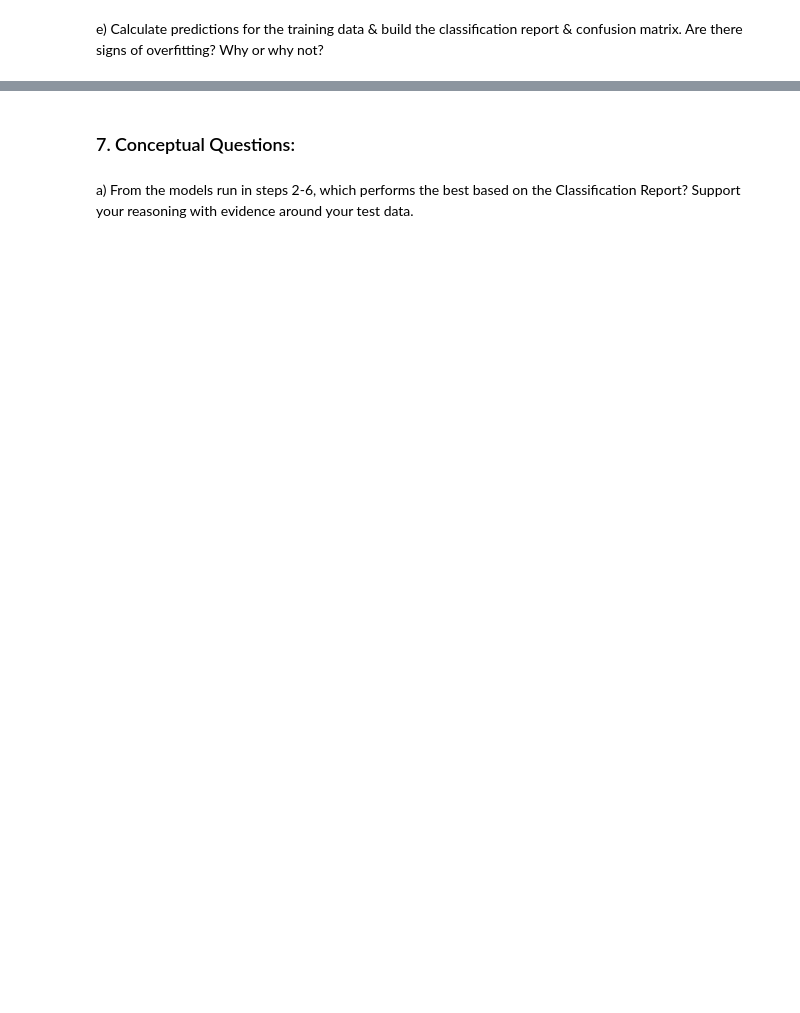
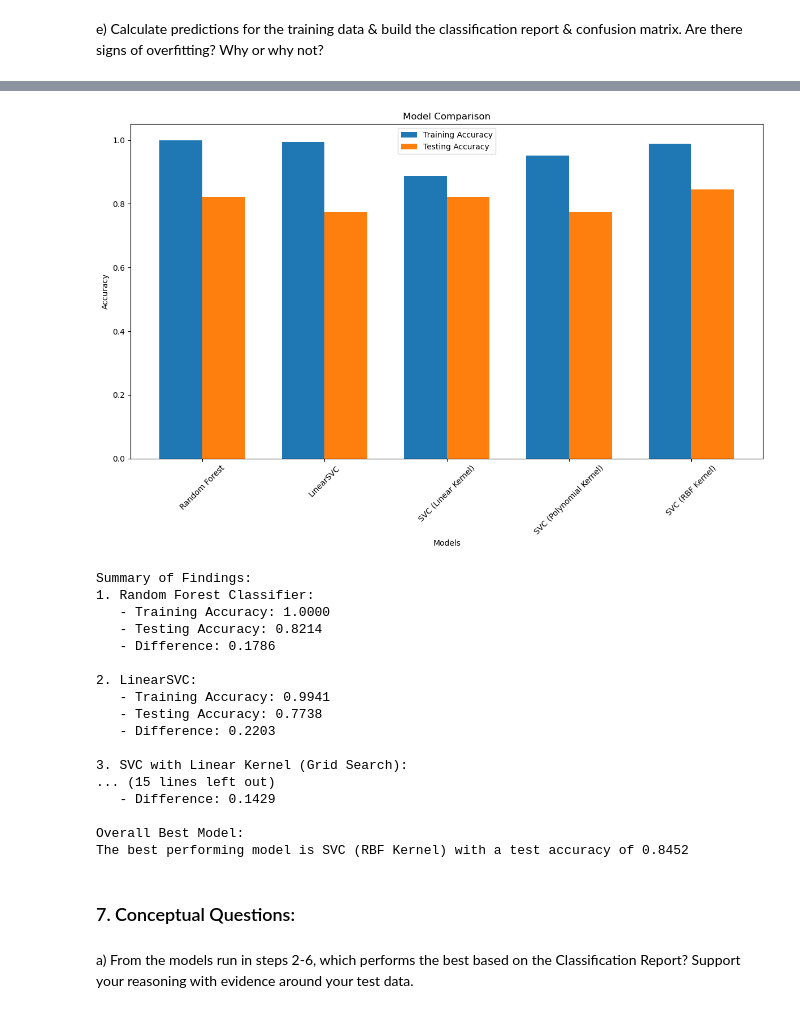
Before and after one commit to CassandraMaldonado/Deep-Dive-into-ML, a Jupyter notebook: Hw_4.ipynb, the cells around one changed output, grey strips where cells are left out. Drawn from its saved outputs; the diff is of its cells as text; code cells hidden in the pictures; blank space fills up the shorter version.

```diff
--- a/Hw_4.ipynb
+++ b/Hw_4.ipynb
@@ -660,3 +780,72 @@ e)  Calculate predictions for the training data & build the classification repor
+# %%
+# Plot model comparison
+plt.figure(figsize=(12, 8))
+bar_width = 0.35
+index = np.arange(len(models))
+
+plt.bar(index, train_accuracies, bar_width, label='Training Accuracy')
+plt.bar(index + bar_width, test_accuracies, bar_width, label='Testing Accuracy')
+
+plt.xlabel('Models')
+plt.ylabel('Accuracy')
+plt.title('Model Comparison')
+plt.xticks(index + bar_width / 2, models, rotation=45)
+plt.legend()
+plt.tight_layout()
+plt.show()
+
+# Summary
+print("\nSummary of Findings:")
+print("1. Random Forest Classifier:")
+print(f"   - Training Accuracy: {train_accuracies[0]:.4f}")
+print(f"   - Testing Accuracy: {test_accuracies[0]:.4f}")
+print(f"   - Difference: {train_accuracies[0] - test_accuracies[0]:.4f}")
+
+print("\n2. LinearSVC:")
+print(f"   - Training Accuracy: {train_accuracies[1]:.4f}")
+print(f"   - Testing Accuracy: {test_accuracies[1]:.4f}")
+print(f"   - Difference: {train_accuracies[1] - test_accuracies[1]:.4f}")
+
+print("\n3. SVC with Linear Kernel (Grid Search):")
+print(f"   - Best Parameters: {grid_search.best_params_}")
+print(f"   - Training Accuracy: {train_accuracies[2]:.4f}")
+print(f"   - Testing Accuracy: {test_accuracies[2]:.4f}")
+print(f"   - Difference: {train_accuracies[2] - test_accuracies[2]:.4f}")
+
+print("\n4. SVC with Polynomial Kernel (Grid Search):")
+print(f"   - Best Parameters: {grid_search_poly.best_params_}")
+print(f"   - Training Accuracy: {train_accuracies[3]:.4f}")
+print(f"   - Testing Accuracy: {test_accuracies[3]:.4f}")
+print(f"   - Difference: {train_accuracies[3] - test_accuracies[3]:.4f}")
+
+print("\n5. SVC with RBF Kernel (Grid Search):")
+print(f"   - Best Parameters: {grid_search_rbf.best_params_}")
+print(f"   - Training Accuracy: {train_accuracies[4]:.4f}")
+print(f"   - Testing Accuracy: {test_accuracies[4]:.4f}")
+print(f"   - Difference: {train_accuracies[4] - test_accuracies[4]:.4f}")
+
+print("\nOverall Best Model:")
+best_model_index = np.argmax(test_accuracies)
+print(f"The best performing model is {models[best_model_index]} with a test accuracy of {test_accuracies[best_model_index]:.4f}")
+# %% [output]
+[figure, added]
+Summary of Findings:
+1. Random Forest Classifier:
+   - Training Accuracy: 1.0000
+   - Testing Accuracy: 0.8214
+   - Difference: 0.1786
+
+2. LinearSVC:
+   - Training Accuracy: 0.9941
+   - Testing Accuracy: 0.7738
+   - Difference: 0.2203
+
+3. SVC with Linear Kernel (Grid Search):
+... (15 lines left out)
+   - Difference: 0.1429
+
+Overall Best Model:
+The best performing model is SVC (RBF Kernel) with a test accuracy of 0.8452
 # %% [markdown]
 ### 7. Conceptual Questions:
 # %% [markdown]
```
Also changed, not shown: parts of 6 cells of this notebook.
